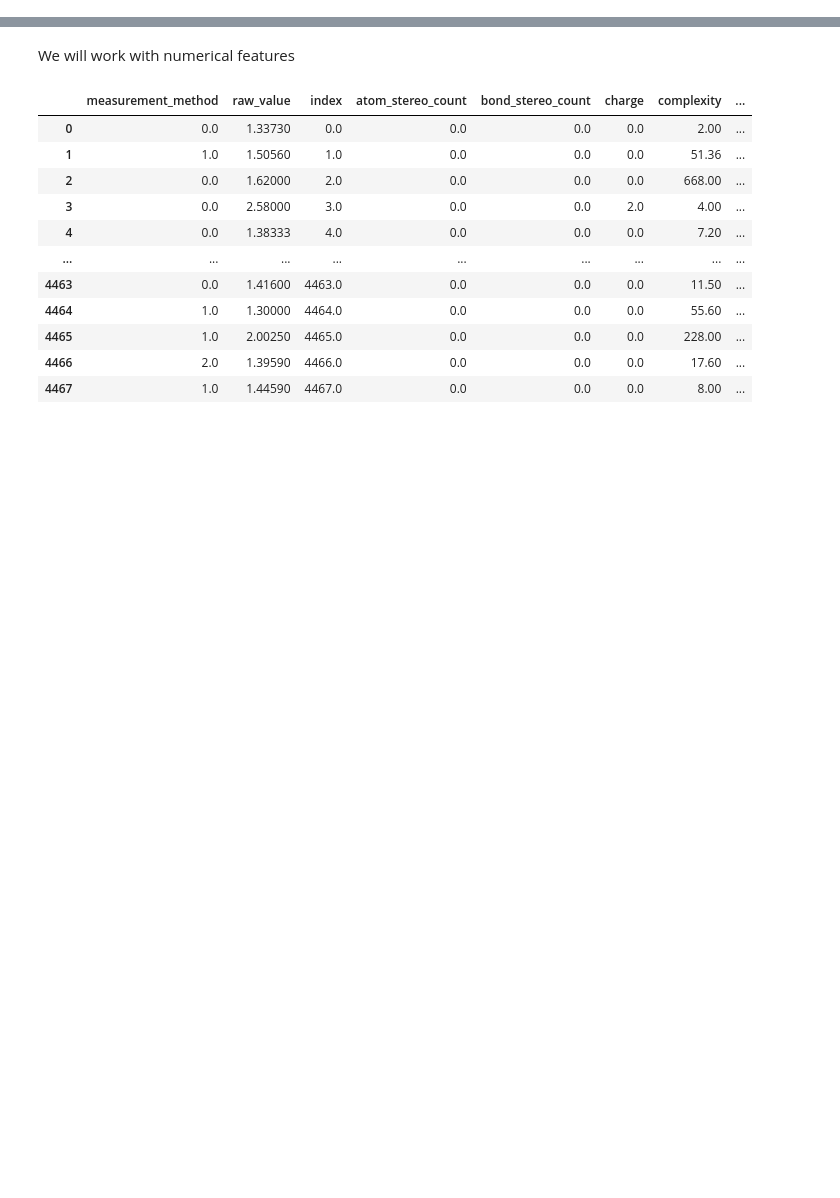
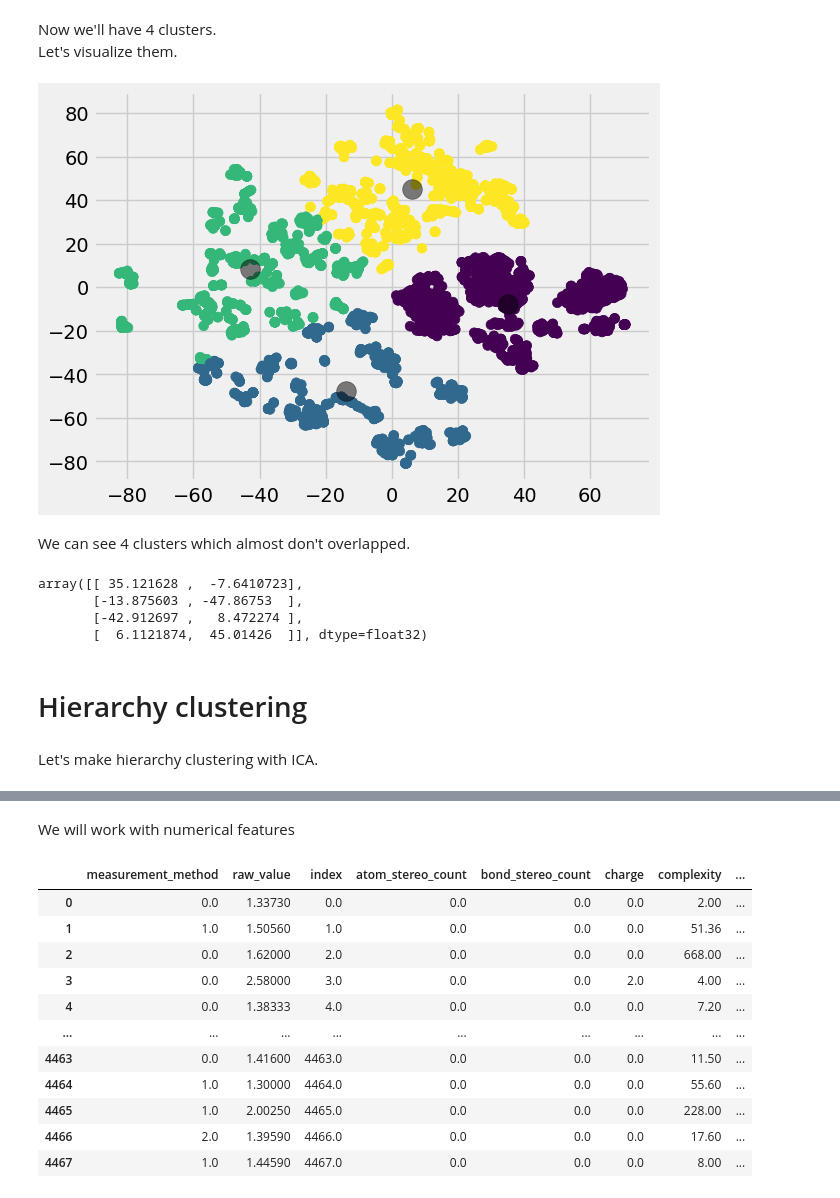
Before and after one commit to wwapper/ML_course, a Jupyter notebook: HW3.ipynb, the cells around one changed output, grey strips where cells are left out. Drawn from its saved outputs; the diff is of its cells as text; code cells hidden in the pictures; blank space fills up the shorter version.

```diff
--- a/HW3.ipynb
+++ b/HW3.ipynb
@@ -8,0 +113,26 @@ df = pd.read_csv('df_after_data_processing.csv')
+# %% [markdown]
+Now we'll have 4 clusters.<br>
+Let's visualize them.
+# %%
+kmeans = KMeans(n_clusters=4, random_state=0)
+kmeans.fit(X)
+y = kmeans.predict(X)
+plt.scatter(X[:, 0], X[:, 1], c=y, s=50, cmap='viridis')
+centers = kmeans.cluster_centers_
+plt.scatter(centers[:, 0], centers[:, 1], c='black', s=200, alpha=0.5)
+plt.show()
+# %% [output]
+[figure, added]
+# %% [markdown]
+We can see 4 clusters which almost don't overlapped.
+# %%
+kmeans.cluster_centers_
+# %% [output]
+array([[ 35.121628 ,  -7.6410723],
+       [-13.875603 , -47.86753  ],
+       [-42.912697 ,   8.472274 ],
+       [  6.1121874,  45.01426  ]], dtype=float32)
+# %% [markdown]
+# Hierarchy clustering
+# %% [markdown]
+Let's make hierarchy clustering with ICA.
```
Also changed, not shown: parts of 36 cells of this notebook.
